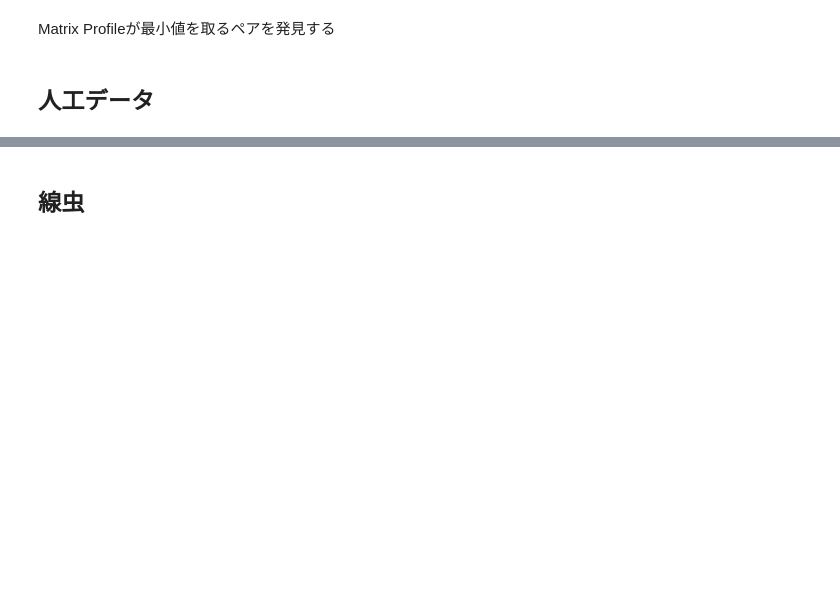
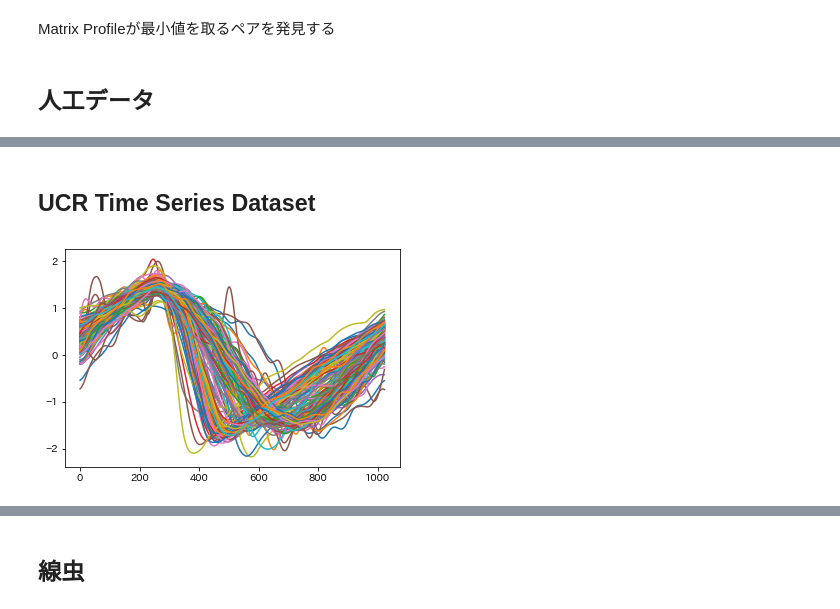
Before and after one commit to pyst1g/subsequence_detection, a Jupyter notebook: MP/test.ipynb, the cells around one changed output, grey strips where cells are left out. Cells and saved outputs as stored; diff of their text form; code cells hidden in the pictures; blank space fills up the shorter version.

```diff
--- a/MP/test.ipynb
+++ b/MP/test.ipynb
@@ -120,3 +199,16 @@ plt.plot(si)
+# %% [markdown]
+## UCR Time Series Dataset
+# %%
+# df = pd.read_csv(path,header=None)
+# correct_labels = np.asarray(df[0]) #正解ラベル
+# df = np.asarray(df.drop(0,axis=1)) #ラベルを削除
+
+HandOut = np.asarray(pd.read_csv('../Datasets/UCR_TS_Archive_2015/StarLightCurves/StarLightCurves_TRAIN'))
+label, HandOut = HandOut[:,0], HandOut[:,1:]
+# plt.plot(HandOut.T)
+# plt.show()
 # %%
-plt.plot(t)
+plt.plot(HandOut[label==1].T)
 plt.show()
+# %% [output]
+[figure, added]
```
Also changed, not shown: parts of 30 cells of this notebook.
